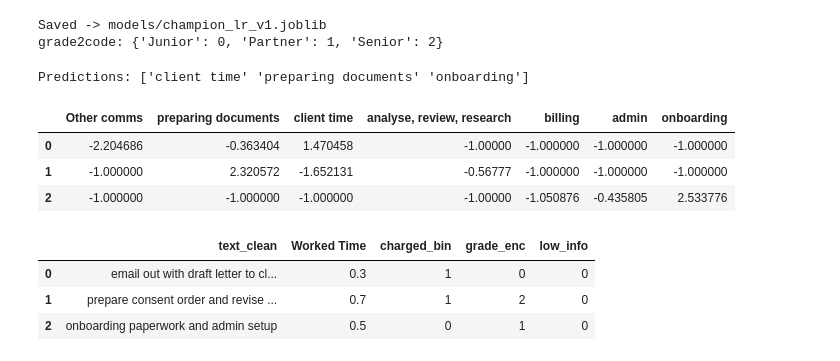
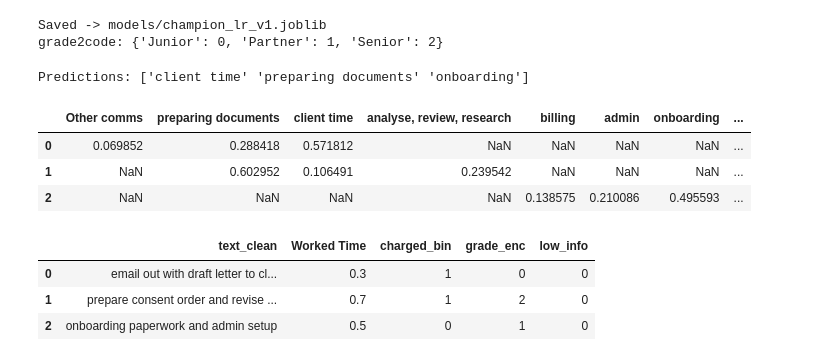
Before and after one commit to MuhammadToqeer/legal-time-categorisation-poc, a Jupyter notebook: notebooks/03_modeling_ab_testing.ipynb, the cells around one changed output. Saved outputs shown, nothing was run; the diff lists cells and outputs as text; code cells hidden in the pictures.

Commit message:
Model testing and final commit

```diff
--- a/notebooks/03_modeling_ab_testing.ipynb
+++ b/notebooks/03_modeling_ab_testing.ipynb
@@ -1243,45 +1243,68 @@ def predict_rows(rows):
         grade_key = str(r.get("grade","")).title()  # 'Junior','Senior','Partner'
         recs.append({
             "text_clean": txt,
             "Worked Time": float(r.get("worked_time", 0.0)),
             "charged_bin": int(charged),
             "grade_enc": int(GRADE2CODE.get(grade_key, 0)),  # default 0 if unseen
             "low_info": int(len(words) <= 3),
         })
     X_df = pd.DataFrame.from_records(recs)
 
     preds = MODEL.predict(X_df)
 
     # Top-3 scores (uses decision_function since LR(liblinear) in OvR has no predict_proba)
     scores_df = None
-    if hasattr(MODEL, "decision_function"):
-        scores = MODEL.decision_function(X_df)
-        scores = np.atleast_2d(scores)
+    # if hasattr(MODEL, "decision_function"):
+    #     scores = MODEL.decision_function(X_df)
+    #     scores = np.atleast_2d(scores)
+    #     classes = MODEL.classes_
+    #     topk_idx = np.argsort(scores, axis=1)[:, -3:]  # top-3
+    #     rows_out = []
+    #     for i in range(len(X_df)):
+    #         rows_out.append({classes[j]: float(scores[i, j]) for j in topk_idx[i]})
+    #     scores_df = pd.DataFrame(rows_out).fillna(-1.0)
+    # replace the scoring block in predict_rows with this:
+    if hasattr(MODEL, "predict_proba"):
+        probs = MODEL.predict_proba(X_df)  # shape (n, K)
         classes = MODEL.classes_
-        topk_idx = np.argsort(scores, axis=1)[:, -3:]  # top-3
-        rows_out = []
-        for i in range(len(X_df)):
-            rows_out.append({classes[j]: float(scores[i, j]) for j in topk_idx[i]})
-        scores_df = pd.DataFrame(rows_out).fillna(-1.0)
+        topk_idx = np.argsort(probs, axis=1)[:, -3:]
+        rows_out = [{classes[j]: float(probs[i, j]) for j in topk_idx[i]} for i in range(len(X_df))]
+        scores_df = pd.DataFrame(rows_out)
+    elif hasattr(MODEL, "decision_function"):
+        margins = np.atleast_2d(MODEL.decision_function(X_df))
+        classes = MODEL.classes_
+        topk_idx = np.argsort(margins, axis=1)[:, -3:]
+        rows_out = [{classes[j]: float(margins[i, j]) for j in topk_idx[i]} for i in range(len(X_df))]
+        scores_df = pd.DataFrame(rows_out)
+
+    # after computing preds and scores_df
+    conf = []
+    for i, row in scores_df.iterrows():
+        # highest probability across available entries in the row
+        top = max(v for v in row.dropna().values.tolist())
+        conf.append(top)
+
+    scores_df["__confidence"] = conf
+    scores_df["__needs_review"] = (scores_df["__confidence"] < 0.50)  # threshold you can tune
 
     return preds, scores_df, X_df
 
 # --- smoke test (three tiny examples) ---
 rows = [
     {"text":"email out with draft letter to client", "worked_time":0.3, "grade":"Junior",  "charged_to_client":"YES"},
     {"text":"prepare consent order and revise form", "worked_time":0.7, "grade":"Senior",  "charged_to_client":"YES"},
     {"text":"onboarding paperwork and admin setup",  "worked_time":0.5, "grade":"Partner", "charged_to_client":"NO"},
 ]
 preds, scores_df, X_used = predict_rows(rows)
 print("Predictions:", preds)
 display(scores_df)
 display(X_used)
 # %% [output]
 Predictions: ['client time' 'preparing documents' 'onboarding']
-|  | Other comms | preparing documents | client time | analyse, review, research | billing | admin | onboarding |
-| 0 | -2.204686 | -0.363404 | 1.470458 | -1.00000 | -1.000000 | -1.000000 | -1.000000 |
-| 1 | -1.000000 | 2.320572 | -1.652131 | -0.56777 | -1.000000 | -1.000000 | -1.000000 |
-| 2 | -1.000000 | -1.000000 | -1.000000 | -1.00000 | -1.050876 | -0.435805 | 2.533776 |
+|  | Other comms | preparing documents | client time | analyse, review, research | billing | admin | onboarding | ... |
+| 0 | 0.069852 | 0.288418 | 0.571812 | NaN | NaN | NaN | NaN | ... |
+| 1 | NaN | 0.602952 | 0.106491 | 0.239542 | NaN | NaN | NaN | ... |
+| 2 | NaN | NaN | NaN | NaN | 0.138575 | 0.210086 | 0.495593 | ... |
 |  | text_clean | Worked Time | charged_bin | grade_enc | low_info |
 | 0 | email out with draft letter to cl... | 0.3 | 1 | 0 | 0 |
 | 1 | prepare consent order and revise ... | 0.7 | 1 | 2 | 0 |
```
Also changed, not shown: parts of 7 cells of this notebook.
